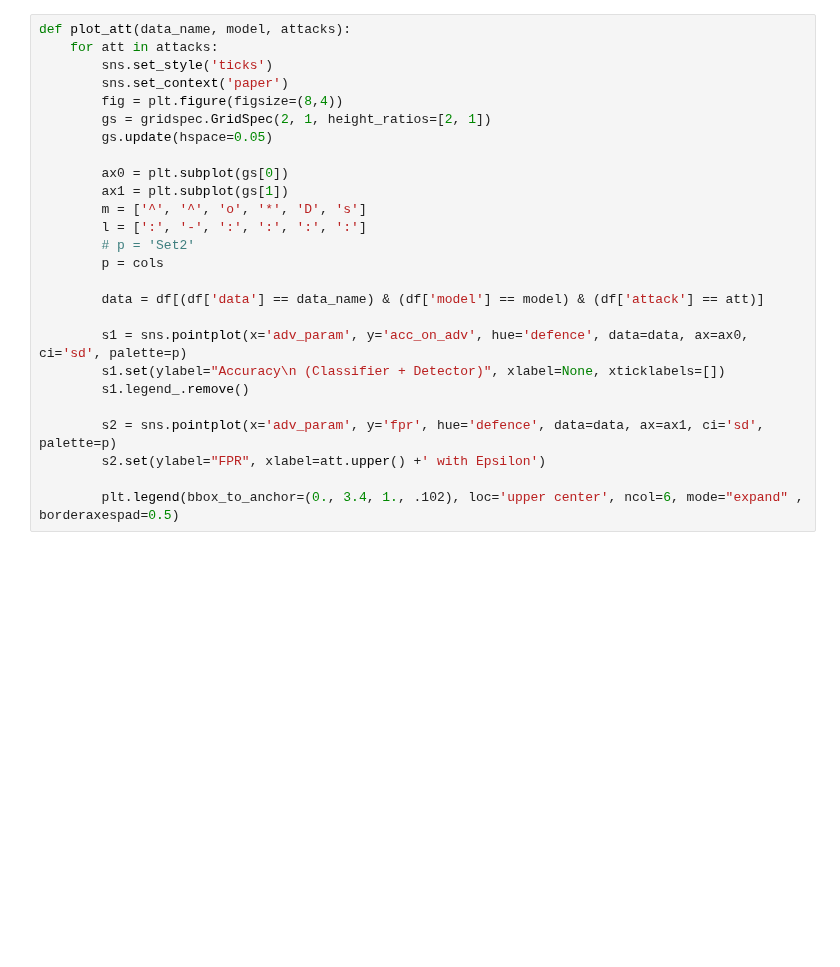
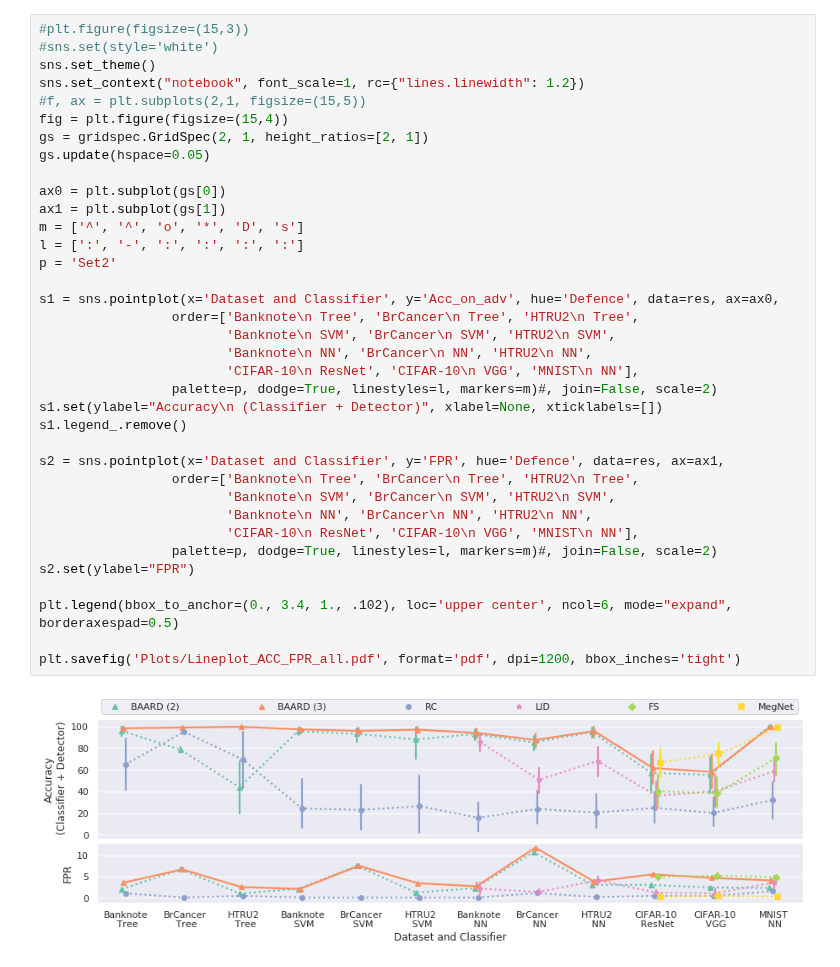
Before and after one commit to changx03/baard_exp2, a Jupyter notebook: charts/boxplots.ipynb, the cells around one changed output. Drawn from its saved outputs; the diff is of its cells as text; blank space fills up the shorter version.

```diff
--- a/charts/boxplots.ipynb
+++ b/charts/boxplots.ipynb
@@ -30,26 +189,38 @@ s1 = sns.pointplot(x='adv_param', y='acc_on_adv', hue='defence', data=data, ci='
 # %%
-def plot_att(data_name, model, attacks):
-    for att in attacks:
-        sns.set_style('ticks')
-        sns.set_context('paper')
-        fig = plt.figure(figsize=(8,4))
-        gs = gridspec.GridSpec(2, 1, height_ratios=[2, 1])
-        gs.update(hspace=0.05)
+#plt.figure(figsize=(15,3))
+#sns.set(style='white')
+sns.set_theme()
+sns.set_context("notebook", font_scale=1, rc={"lines.linewidth": 1.2})
+#f, ax = plt.subplots(2,1, figsize=(15,5))
+fig = plt.figure(figsize=(15,4))
+gs = gridspec.GridSpec(2, 1, height_ratios=[2, 1])
+gs.update(hspace=0.05)
 
-        ax0 = plt.subplot(gs[0])
-        ax1 = plt.subplot(gs[1])
-        m = ['^', '^', 'o', '*', 'D', 's']
-        l = [':', '-', ':', ':', ':', ':']
-        # p = 'Set2'
-        p = cols
+ax0 = plt.subplot(gs[0])
+ax1 = plt.subplot(gs[1])
+m = ['^', '^', 'o', '*', 'D', 's']
+l = [':', '-', ':', ':', ':', ':']
+p = 'Set2'
 
-        data = df[(df['data'] == data_name) & (df['model'] == model) & (df['attack'] == att)]
+s1 = sns.pointplot(x='Dataset and Classifier', y='Acc_on_adv', hue='Defence', data=res, ax=ax0,
+                 order=['Banknote\n Tree', 'BrCancer\n Tree', 'HTRU2\n Tree',
+                        'Banknote\n SVM', 'BrCancer\n SVM', 'HTRU2\n SVM',
+                        'Banknote\n NN', 'BrCancer\n NN', 'HTRU2\n NN',
+                        'CIFAR-10\n ResNet', 'CIFAR-10\n VGG', 'MNIST\n NN'],
+                 palette=p, dodge=True, linestyles=l, markers=m)#, join=False, scale=2)
+s1.set(ylabel="Accuracy\n (Classifier + Detector)", xlabel=None, xticklabels=[])
+s1.legend_.remove()
 
-        s1 = sns.pointplot(x='adv_param', y='acc_on_adv', hue='defence', data=data, ax=ax0, ci='sd', palette=p)
-        s1.set(ylabel="Accuracy\n (Classifier + Detector)", xlabel=None, xticklabels=[])
-        s1.legend_.remove()
+s2 = sns.pointplot(x='Dataset and Classifier', y='FPR', hue='Defence', data=res, ax=ax1,
+                 order=['Banknote\n Tree', 'BrCancer\n Tree', 'HTRU2\n Tree',
+                        'Banknote\n SVM', 'BrCancer\n SVM', 'HTRU2\n SVM',
+                        'Banknote\n NN', 'BrCancer\n NN', 'HTRU2\n NN',
+                        'CIFAR-10\n ResNet', 'CIFAR-10\n VGG', 'MNIST\n NN'],
+                 palette=p, dodge=True, linestyles=l, markers=m)#, join=False, scale=2)
+s2.set(ylabel="FPR")
 
-        s2 = sns.pointplot(x='adv_param', y='fpr', hue='defence', data=data, ax=ax1, ci='sd', palette=p)
-        s2.set(ylabel="FPR", xlabel=att.upper() +' with Epsilon')
+plt.legend(bbox_to_anchor=(0., 3.4, 1., .102), loc='upper center', ncol=6, mode="expand", borderaxespad=0.5)
 
-        plt.legend(bbox_to_anchor=(0., 3.4, 1., .102), loc='upper center', ncol=6, mode="expand" , borderaxespad=0.5)
+plt.savefig('Plots/Lineplot_ACC_FPR_all.pdf', format='pdf', dpi=1200, bbox_inches='tight')
+# %% [output]
+[figure, added]
```
Also changed, not shown: parts of 22 cells of this notebook, 1 other file.
